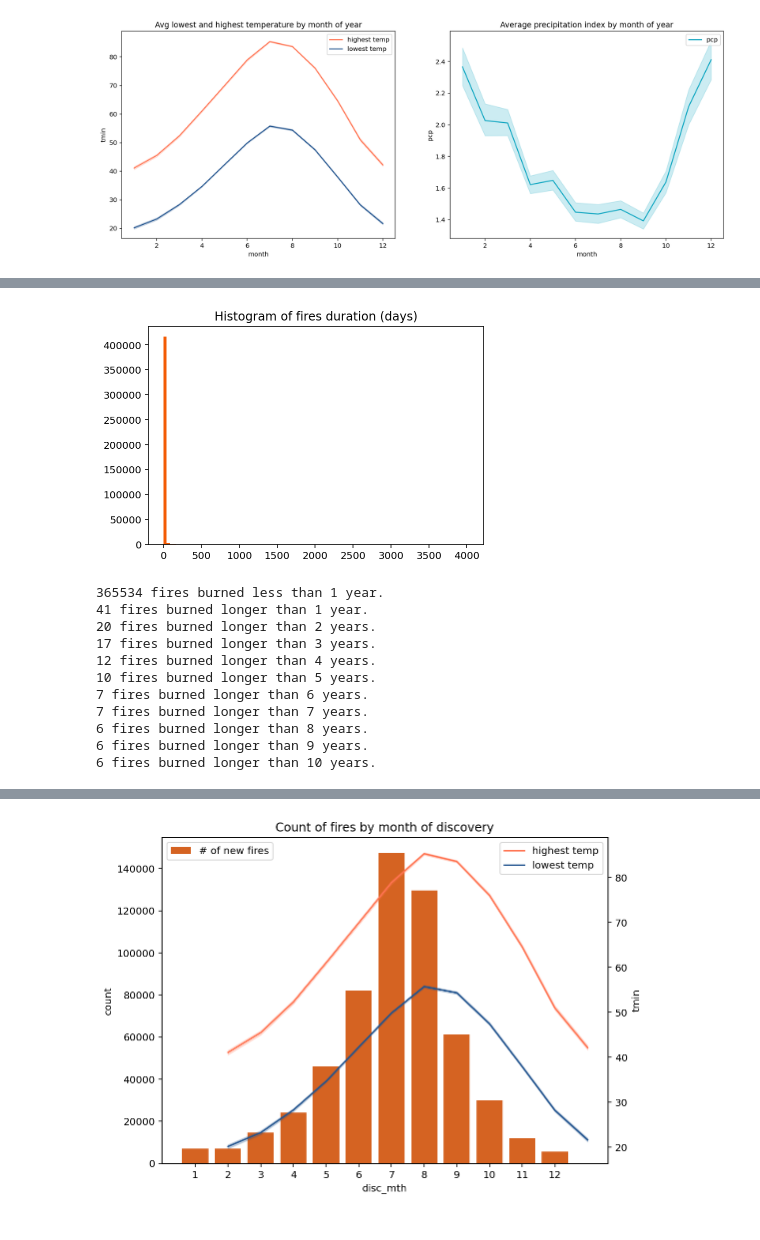
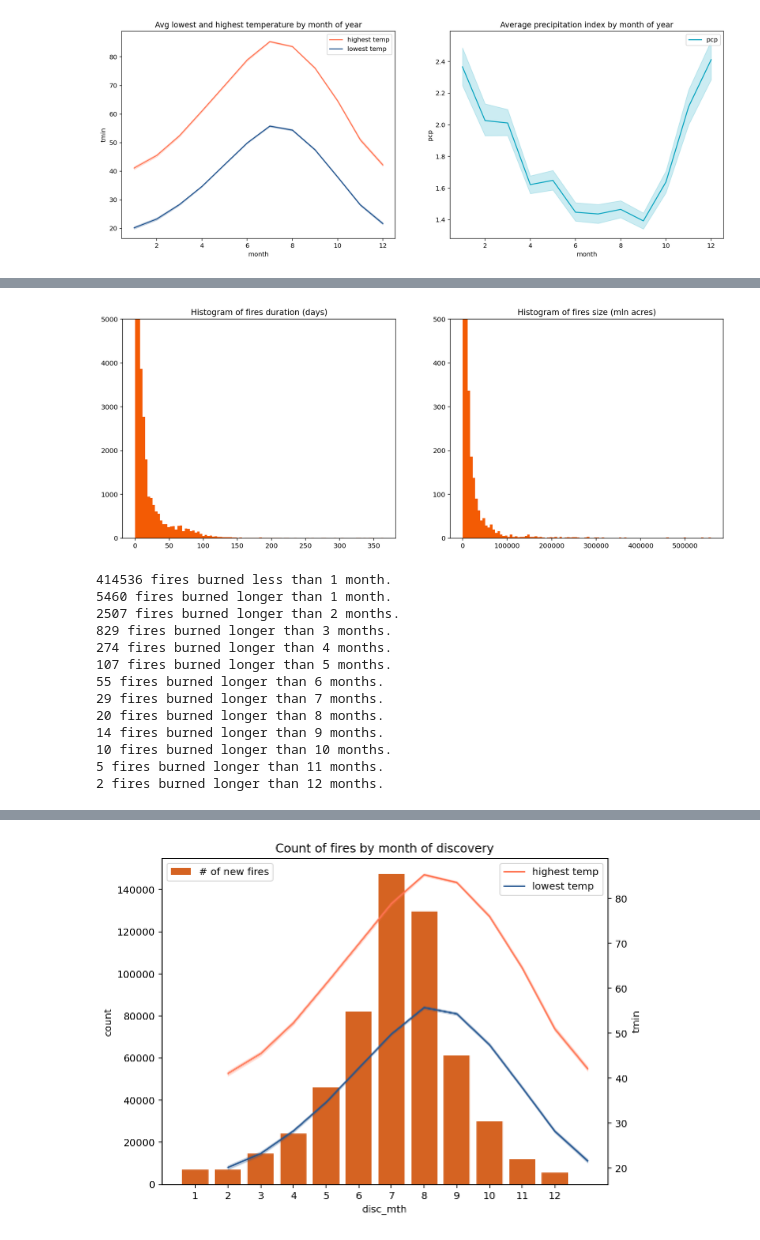
Before and after one commit to Marrrta/wildfires, a Jupyter notebook: EDA.ipynb, the cells around one changed output, grey strips where cells are left out. Cells and saved outputs as stored; diff of their text form; code cells hidden in the pictures.

Commit message:
EDA without bogus fires

```diff
--- a/EDA.ipynb
+++ b/EDA.ipynb
@@ -170,26 +170,35 @@ plt.savefig('./visuals/fires_by_state.png')
 # %%
+plt.figure(figsize = (16,6))
+plt.subplot(1,2,1)
 plt.hist(fire_df['time_burnt'], bins = 100, color = '#F35B04')
-#plt.ylim(0,100)
+plt.ylim(0,5000)
 plt.title('Histogram of fires duration (days)');
+
+plt.subplot(1,2,2)
+plt.hist(fire_df['fire_size'], bins = 100, color = '#F35B04')
+plt.ylim(0,500)
+plt.title('Histogram of fires size (mln acres)');
 # %% [output]
-[figure, old version]
+[figure, new version]
 # %%
-print(f"{sum(fire_df['time_burnt']< 365)} fires burned less than 1 year.")
-print(f"{sum(fire_df['time_burnt']> 365)} fires burned longer than 1 year.")
-for i in range(2,11):
-    print(f"{sum(fire_df['time_burnt']>i *365)} fires burned longer than {i} years.")
+print(f"{sum(fire_df['time_burnt']< 30)} fires burned less than 1 month.")
+print(f"{sum(fire_df['time_burnt']> 30)} fires burned longer than 1 month.")
+for i in range(2,13):
+    print(f"{sum(fire_df['time_burnt']>i *30)} fires burned longer than {i} months.")
 # %% [output]
-365534 fires burned less than 1 year.
-41 fires burned longer than 1 year.
-20 fires burned longer than 2 years.
-17 fires burned longer than 3 years.
-12 fires burned longer than 4 years.
-10 fires burned longer than 5 years.
-7 fires burned longer than 6 years.
-7 fires burned longer than 7 years.
-6 fires burned longer than 8 years.
-6 fires burned longer than 9 years.
-6 fires burned longer than 10 years.
+414536 fires burned less than 1 month.
+5460 fires burned longer than 1 month.
+2507 fires burned longer than 2 months.
+829 fires burned longer than 3 months.
+274 fires burned longer than 4 months.
+107 fires burned longer than 5 months.
+55 fires burned longer than 6 months.
+29 fires burned longer than 7 months.
+20 fires burned longer than 8 months.
+14 fires burned longer than 9 months.
+10 fires burned longer than 10 months.
+5 fires burned longer than 11 months.
+2 fires burned longer than 12 months.
 # %%
 plt.figure(figsize = (16,5))
 sns.barplot(data = fire_df, x = 'fire_year', y = 'time_burnt', color = '#F35B04', errwidth = 0)
```
Also changed, not shown: parts of 4 cells of this notebook.
